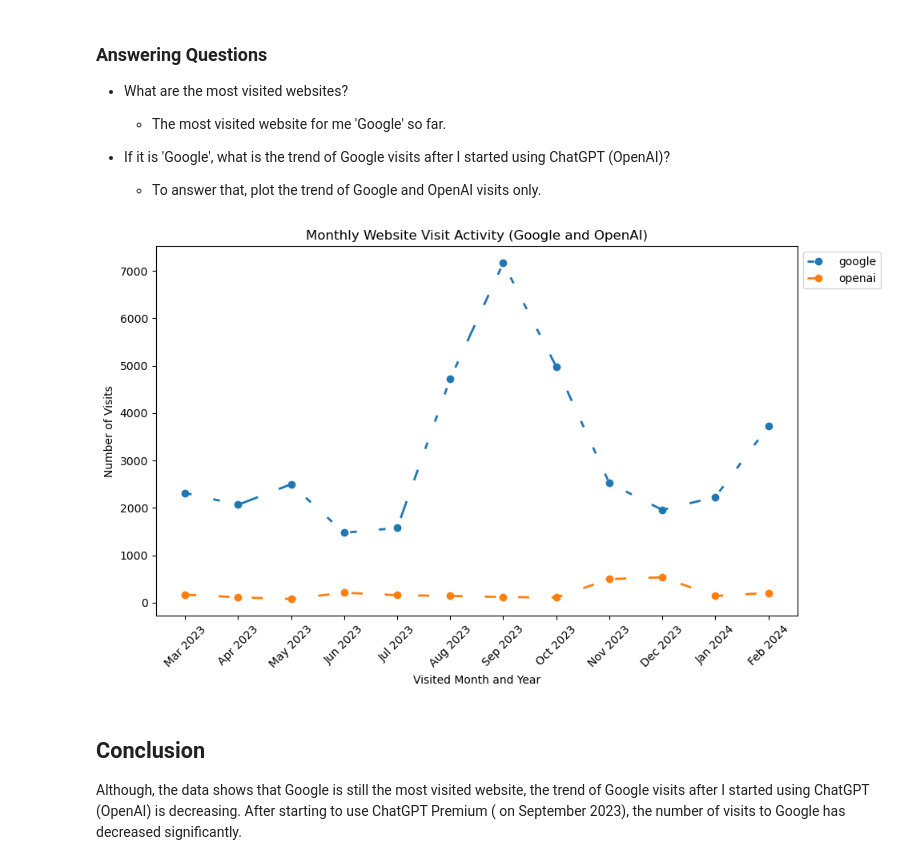
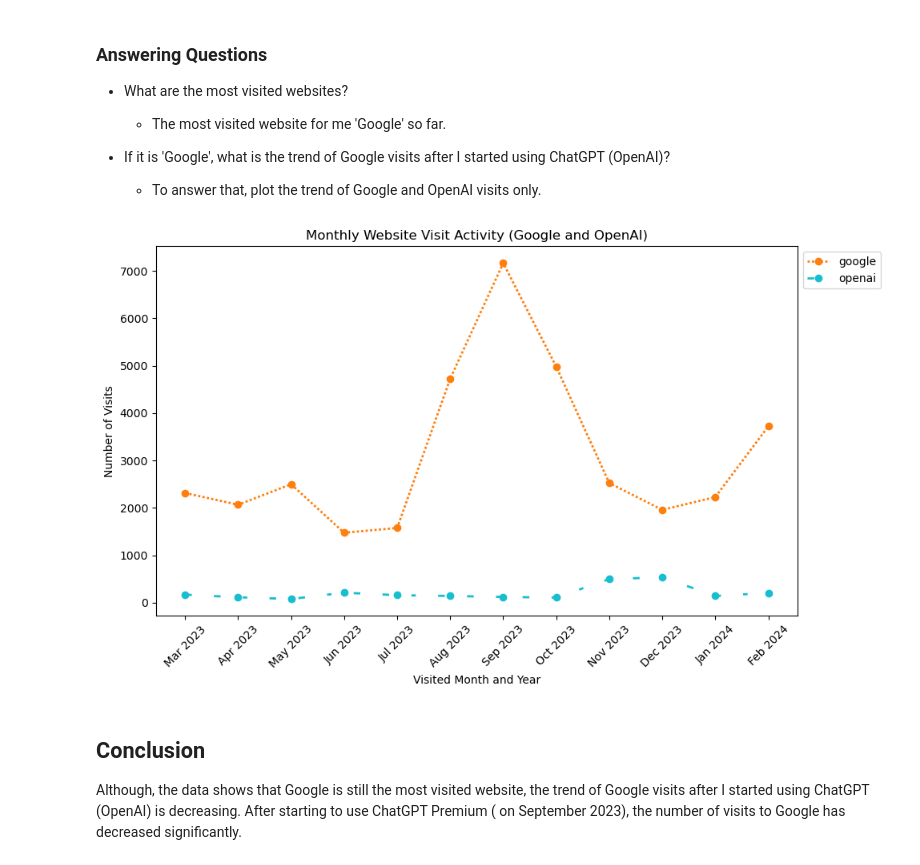
Before and after one commit to habibrahmanbd/Chrome-Data-Analysis, a Jupyter notebook: src/browsing_history.ipynb, the cells around one changed output. Drawn from its saved outputs; the diff is of its cells as text; code cells hidden in the pictures.

Commit message:
Updated the line style and colors

```diff
--- a/src/browsing_history.ipynb
+++ b/src/browsing_history.ipynb
@@ -189,29 +191,35 @@ plot_monthly_activity(visit_data, top_n=15, exclude_current_month=True)
 # %%
 # Plot the trend of Google and OpenAI visits only
 plt.figure(figsize=(10, 6))
 styles = np.random.choice(range(len(linestyle_tuples)), size=2, replace=False)
 current_month = pd.Timestamp.now().strftime('%b %Y')
 exclude_current_month = True
+
+# use the same colors as the previous plot
+colors = plt.rcParams['axes.prop_cycle'].by_key()['color']
+colors = [colors[1], colors[9]]
+
+linestyle_tuples = [linestyle_tuples[1], linestyle_tuples[9]]
 
 for i, domain in enumerate(['google', 'openai']):
     months = list(visit_data[domain].keys())
     activities = list(visit_data[domain].values())
 
     if exclude_current_month and current_month in months:
         month_index = months.index(current_month)
         months = months[:month_index]
         activities = activities[:month_index]
 
-    plt.plot(months, activities, label=domain, marker = 'o', linestyle=linestyle_tuples[styles[i]][1], linewidth=2)
+    plt.plot(months, activities, label=domain, marker = 'o', linestyle=linestyle_tuples[i][1], linewidth=2, color=colors[i])
 plt.xticks(rotation=45)
 plt.xlabel('Visited Month and Year')
 plt.ylabel('Number of Visits')
 plt.title('Monthly Website Visit Activity (Google and OpenAI)')
 plt.legend(loc='upper left', bbox_to_anchor=(1, 1))
 plt.tight_layout()
 plt.show()
 # %% [output]
-[figure, old version]
+[figure, new version]
 # %% [markdown]
 ## Conclusion
 Although, the data shows that Google is still the most visited website, the trend of Google visits after I started using ChatGPT (OpenAI) is decreasing. After starting to use ChatGPT Premium ( on September 2023), the number of visits to Google has decreased significantly.
```
Also changed, not shown: parts of 1 cell of this notebook.
